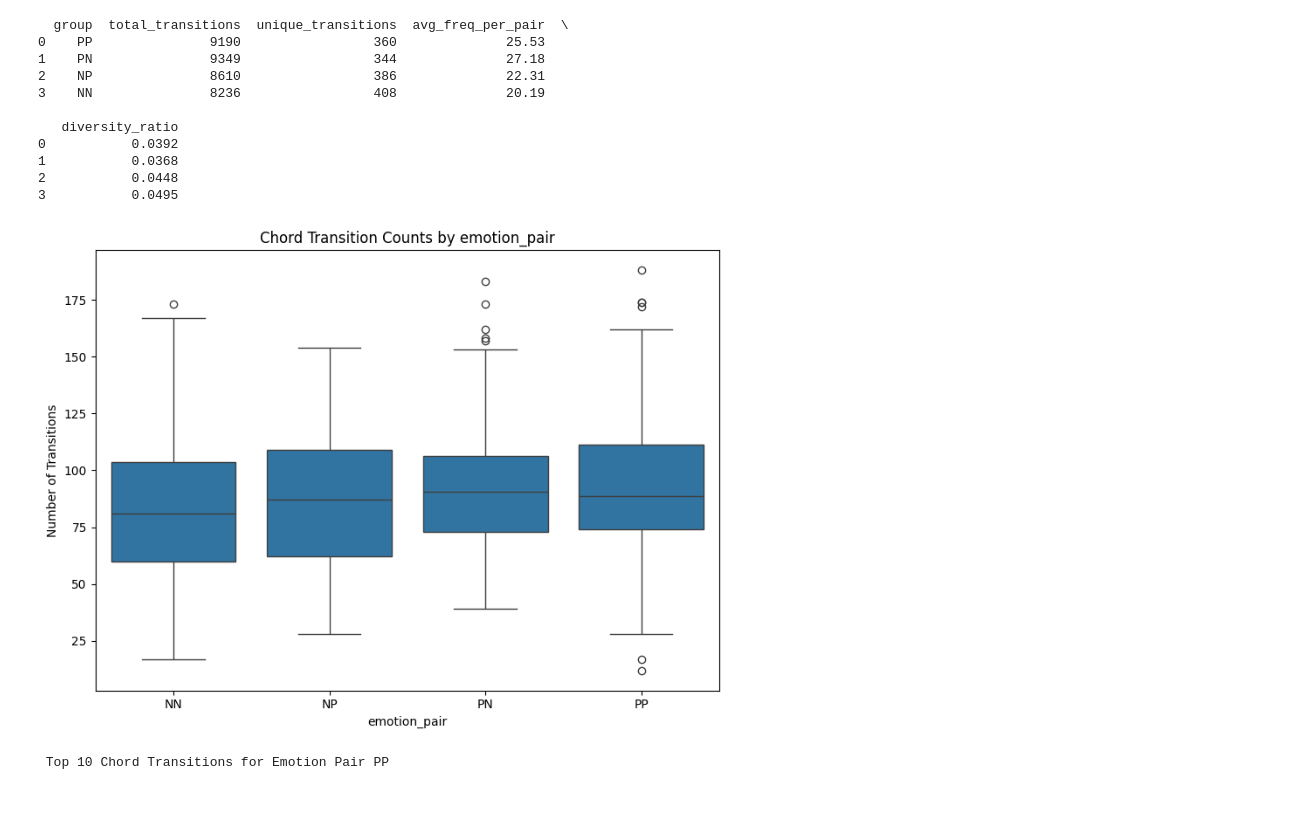
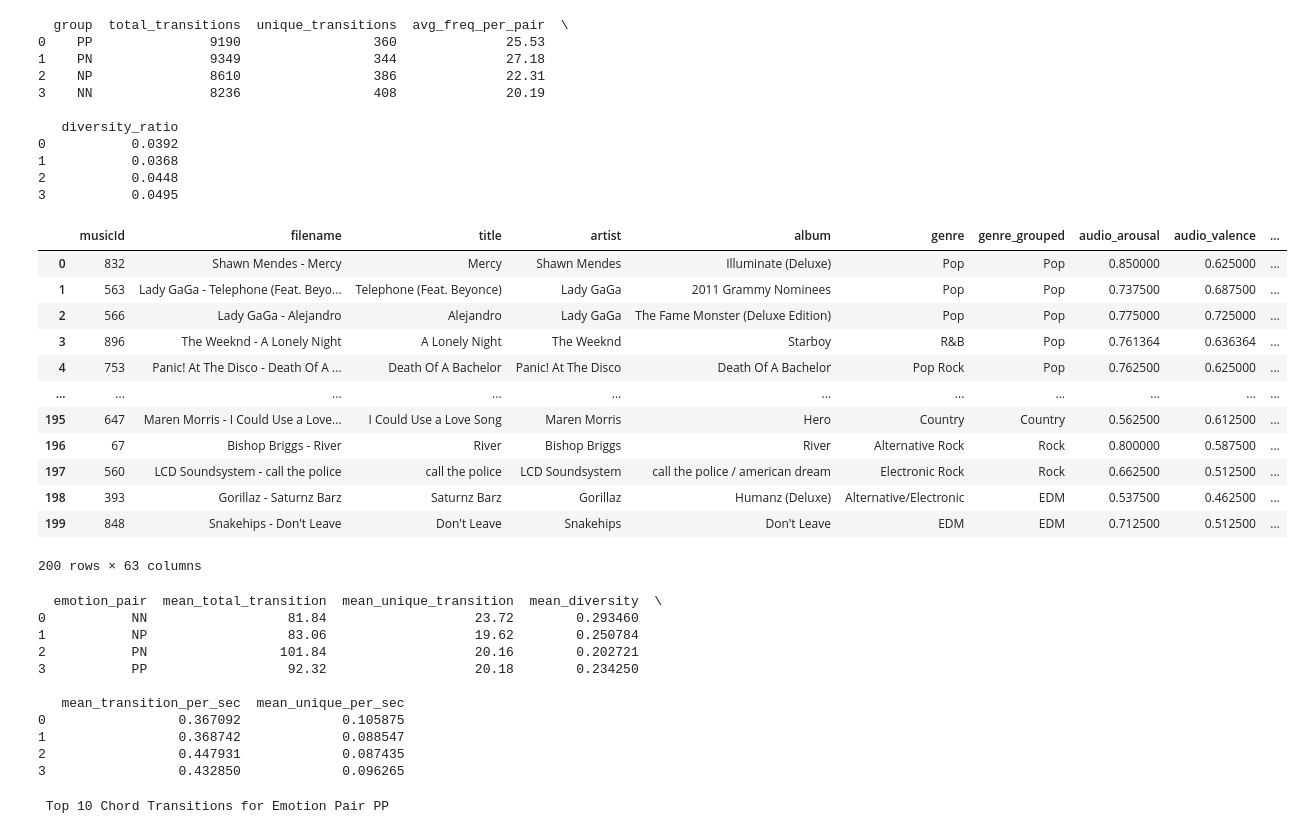
Before and after one commit to suzunagumo/emotional-mismatch-music, a Jupyter notebook: extract_chord.ipynb, the cells around one changed output. Saved outputs shown, nothing was run; the diff lists cells and outputs as text; code cells hidden in the pictures; blank space fills up the shorter version.

```diff
--- a/extract_chord.ipynb
+++ b/extract_chord.ipynb
@@ -96,15 +83,65 @@ print(stats_df)
 1           0.0368
 2           0.0448
 3           0.0495
-# %%
-df_counts = df.groupby(["filename", "group"]).size().reset_index(name="transition_count")
-
-plt.figure(figsize=(8, 6))
-sns.boxplot(data=df_counts, x="group", y="transition_count")
-plt.title("Chord Transition Counts by emotion_pair")
-plt.xlabel("emotion_pair")
-plt.ylabel("Number of Transitions")
-plt.tight_layout()
-plt.show()
-# %% [output]
-[figure, removed]
+# %%
+df_chord = pd.read_csv("chord_transitions.csv", encoding='utf-8')
+df = pd.read_csv("balanced_genre.csv", encoding='utf-8')
+
+df = df.rename(columns={"fileName": "filename"})
+
+df_chord['filename'] = df_chord['filename'].str.replace('.wav', '', regex=False).str.strip()
+df['filename'] = df['filename'].str.replace('.wav', '', regex=False).str.strip()
+
+balanced_df = df_chord[df_chord['filename'].isin(df['filename'])]
+
+transition_stats = balanced_df.groupby('filename').agg(
+    total_transition = ('from', 'count'),
+    unique_transition = ('from', lambda x: len(set(zip(x, balanced_df.loc[x.index, 'to']))))
+).reset_index()
+
+df_res = df.merge(transition_stats, on='filename', how='left')
+
+df_res['duration'] = pd.to_numeric(df_res['duration'], errors='coerce')
+df_res['transition_diversity'] = df_res['unique_transition'] / df_res['total_transition']
+df_res['transition_per_sec'] = df_res['total_transition'] / df_res['duration']
+df_res['unique_transition_per_sec'] = df_res['unique_transition'] / df_res['duration']
+
+df_res
+# %% [output]
+|  | musicId | filename | title | artist | album | genre | genre_grouped | audio_arousal | audio_valence | ... |
+| 0 | 832 | Shawn Mendes - Mercy | Mercy | Shawn Mendes | Illuminate (Deluxe) | Pop | Pop | 0.850000 | 0.625000 | ... |
+| 1 | 563 | Lady GaGa - Telephone (Feat. Beyo... | Telephone (Feat. Beyonce) | Lady GaGa | 2011 Grammy Nominees | Pop | Pop | 0.737500 | 0.687500 | ... |
+| 2 | 566 | Lady GaGa - Alejandro | Alejandro | Lady GaGa | The Fame Monster (Deluxe Edition) | Pop | Pop | 0.775000 | 0.725000 | ... |
+| 3 | 896 | The Weeknd - A Lonely Night | A Lonely Night | The Weeknd | Starboy | R&B | Pop | 0.761364 | 0.636364 | ... |
+| 4 | 753 | Panic! At The Disco - Death Of A ... | Death Of A Bachelor | Panic! At The Disco | Death Of A Bachelor | Pop Rock | Pop | 0.762500 | 0.625000 | ... |
+| ... | ... | ... | ... | ... | ... | ... | ... | ... | ... | ... |
+| 195 | 647 | Maren Morris - I Could Use a Love... | I Could Use a Love Song | Maren Morris | Hero | Country | Country | 0.562500 | 0.612500 | ... |
+| 196 | 67 | Bishop Briggs - River | River | Bishop Briggs | River | Alternative Rock | Rock | 0.800000 | 0.587500 | ... |
+| 197 | 560 | LCD Soundsystem - call the police | call the police | LCD Soundsystem | call the police / american dream | Electronic Rock | Rock | 0.662500 | 0.512500 | ... |
+| 198 | 393 | Gorillaz - Saturnz Barz | Saturnz Barz | Gorillaz | Humanz (Deluxe) | Alternative/Electronic | EDM | 0.537500 | 0.462500 | ... |
+| 199 | 848 | Snakehips - Don't Leave | Don't Leave | Snakehips | Don't Leave | EDM | EDM | 0.712500 | 0.512500 | ... |
+200 rows × 63 columns
+# %%
+summary_by_emotion = df_res.groupby('emotion_pair').agg(
+    mean_total_transition=('total_transition', 'mean'),
+    mean_unique_transition=('unique_transition', 'mean'),
+    mean_diversity=('transition_diversity', 'mean'),
+    mean_transition_per_sec=('transition_per_sec', 'mean'),
+    mean_unique_per_sec=('unique_transition_per_sec', 'mean')
+).reset_index()
+
+print(summary_by_emotion)
+
+summary_by_emotion.to_csv("chord_summary.csv", index=False)
+# %% [output]
+  emotion_pair  mean_total_transition  mean_unique_transition  mean_diversity  \
+0           NN                  81.84                   23.72        0.293460
+1           NP                  83.06                   19.62        0.250784
+2           PN                 101.84                   20.16        0.202721
+3           PP                  92.32                   20.18        0.234250
+
+   mean_transition_per_sec  mean_unique_per_sec
+0                 0.367092             0.105875
+1                 0.368742             0.088547
+2                 0.447931             0.087435
+3                 0.432850             0.096265
```
Also changed, not shown: parts of 19 cells of this notebook.
